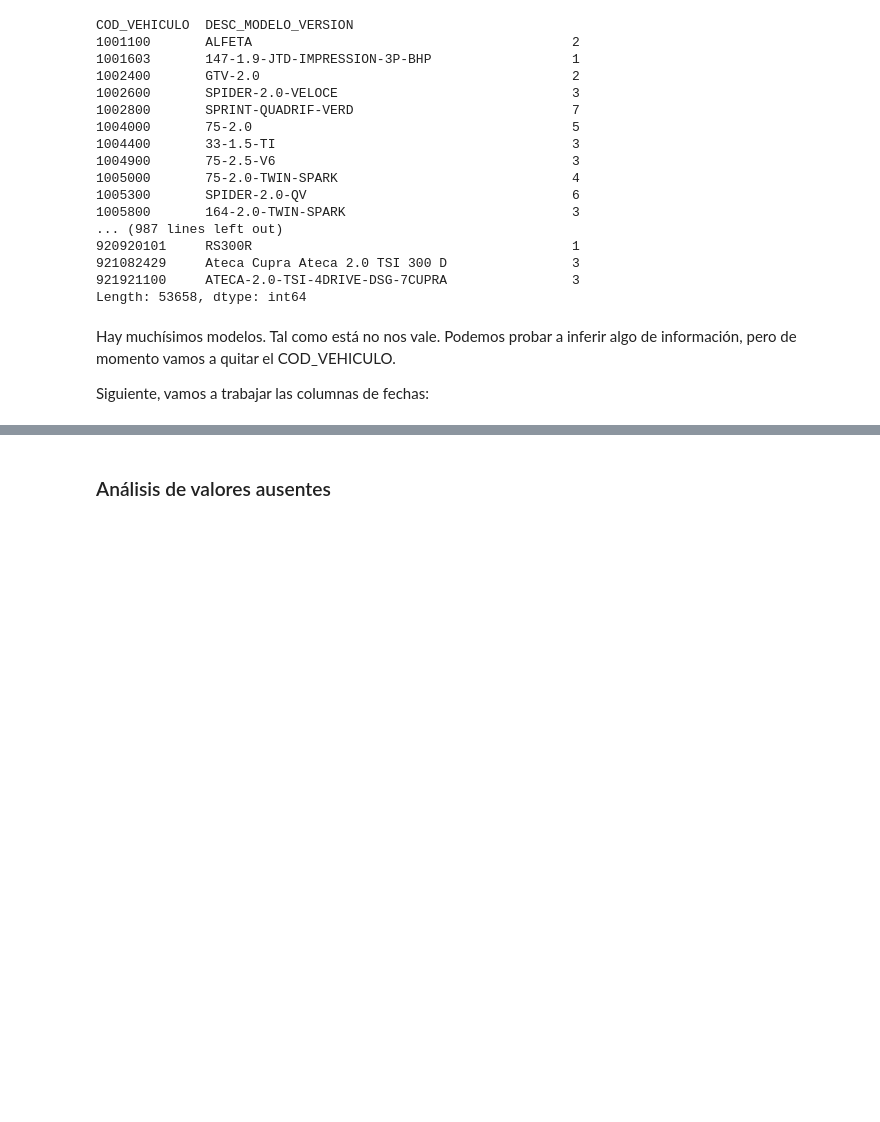
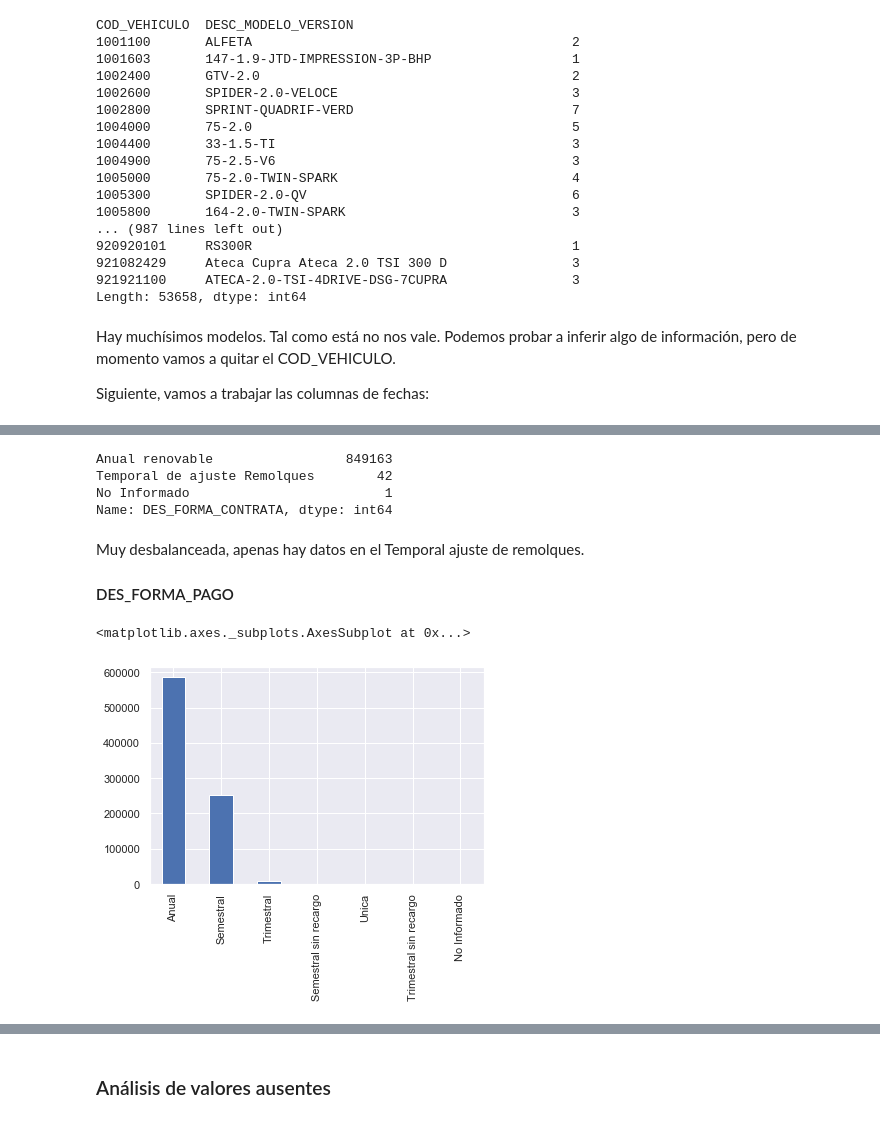
Before and after one commit to DanielPascualSenties/TFM, a Jupyter notebook: Motor de predicción de bajas.ipynb, the cells around one changed output, grey strips where cells are left out. Cells and saved outputs as stored; diff of their text form; code cells hidden in the pictures; blank space fills up the shorter version.

```diff
--- a/Motor de predicción de bajas.ipynb
+++ b/Motor de predicción de bajas.ipynb
@@ -619,0 +869,15 @@ OverflowError: int too big to convert
+# %%
+dfColumnasLimpias['DES_FORMA_CONTRATA'].value_counts()
+# %% [output]
+Anual renovable                 849163
+Temporal de ajuste Remolques        42
+No Informado                         1
+Name: DES_FORMA_CONTRATA, dtype: int64
+# %% [markdown]
+Muy desbalanceada, apenas hay datos en el Temporal ajuste de remolques.
+#### DES_FORMA_PAGO
+# %%
+dfColumnasLimpias['DES_FORMA_PAGO'].value_counts().plot(kind='bar')
+# %% [output]
+<matplotlib.axes._subplots.AxesSubplot at 0x...>
+[figure, added]
```
Also changed, not shown: parts of 182 cells of this notebook, 2 other files.
